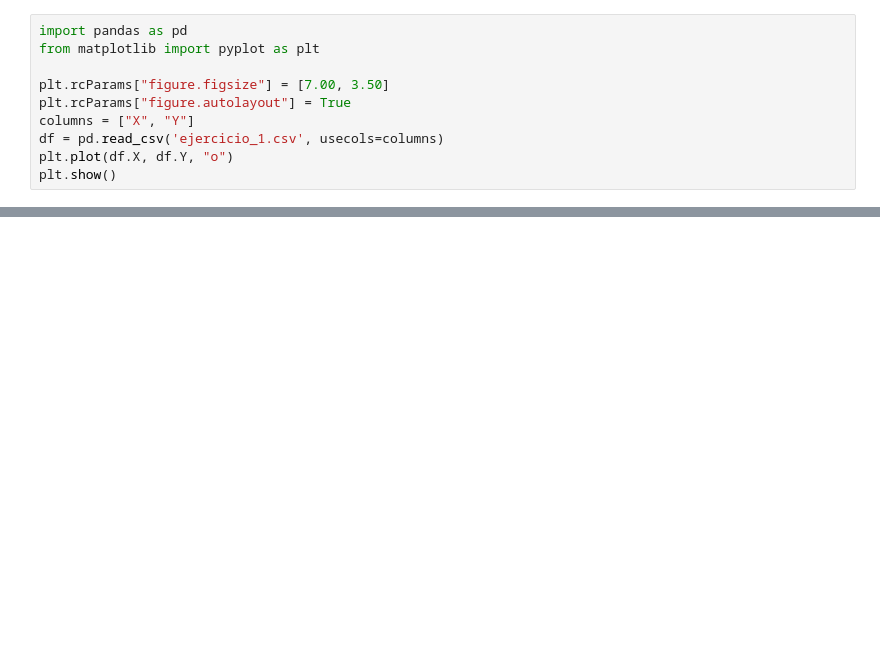
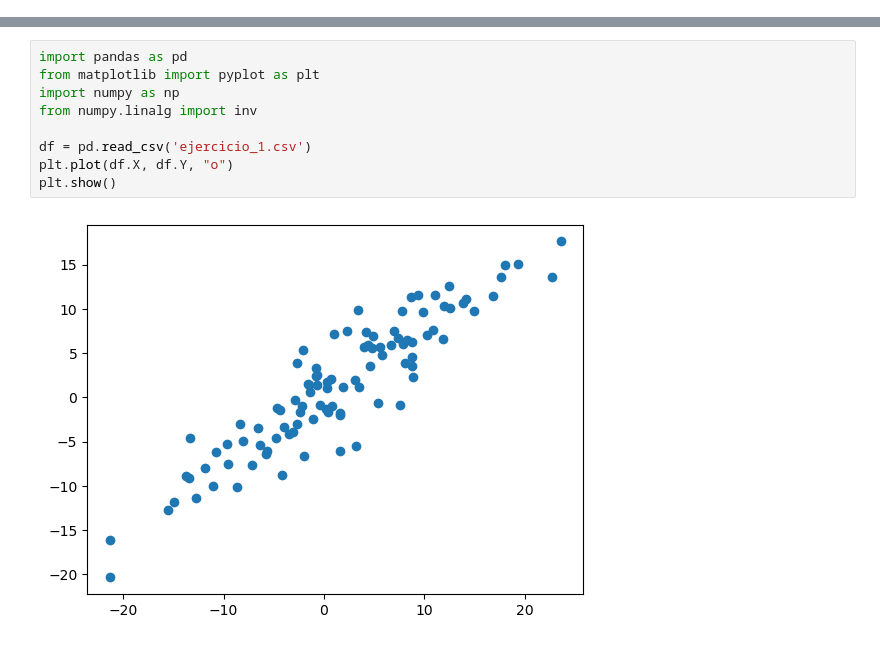
Before and after one commit to piilii/metodos, a Jupyter notebook: tp1metodos.ipynb, the cells around one changed output, grey strips where cells are left out. Drawn from its saved outputs; the diff is of its cells as text; blank space fills up the shorter version.

```diff
--- a/tp1metodos.ipynb
+++ b/tp1metodos.ipynb
@@ -25,10 +0,0 @@ a. Graficar todos los puntos en el plano xy.
-# %%
-import pandas as pd
-from matplotlib import pyplot as plt
-
-plt.rcParams["figure.figsize"] = [7.00, 3.50]
-plt.rcParams["figure.autolayout"] = True
-columns = ["X", "Y"]
-df = pd.read_csv('ejercicio_1.csv', usecols=columns)
-plt.plot(df.X, df.Y, "o")
-plt.show()
@@ -119,0 +52,11 @@ plt.show()
+# %%
+import pandas as pd
+from matplotlib import pyplot as plt
+import numpy as np
+from numpy.linalg import inv
+
+df = pd.read_csv('ejercicio_1.csv')
+plt.plot(df.X, df.Y, "o")
+plt.show()
+# %% [output]
+[figure, added]
```
Also changed, not shown: parts of 47 cells of this notebook, 7 other files.
